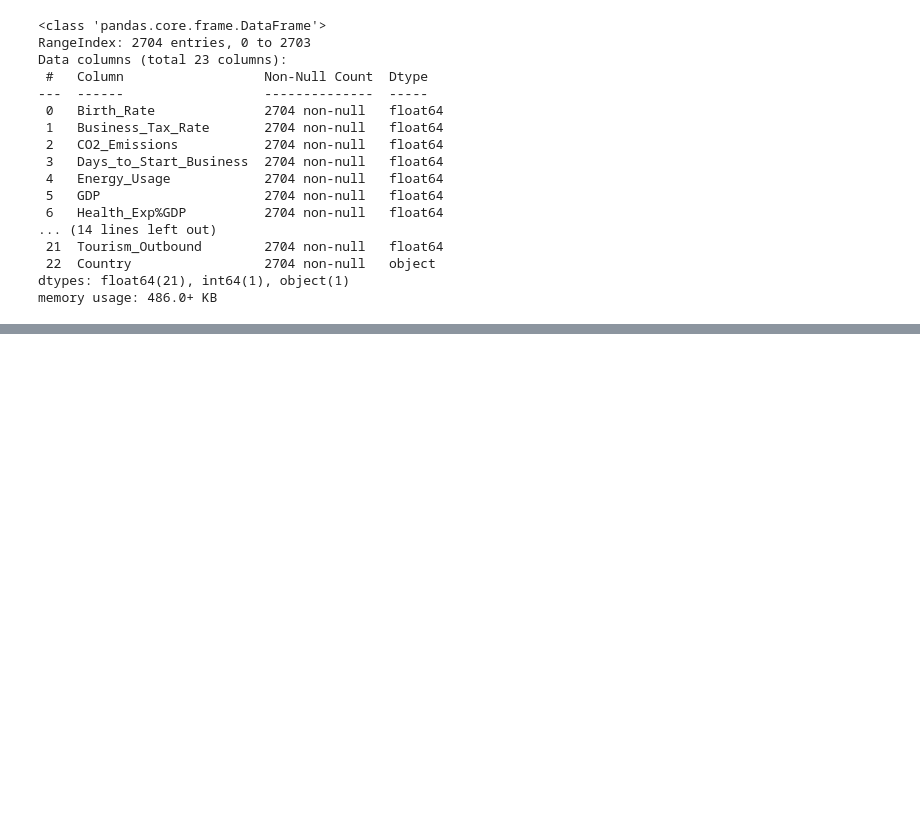
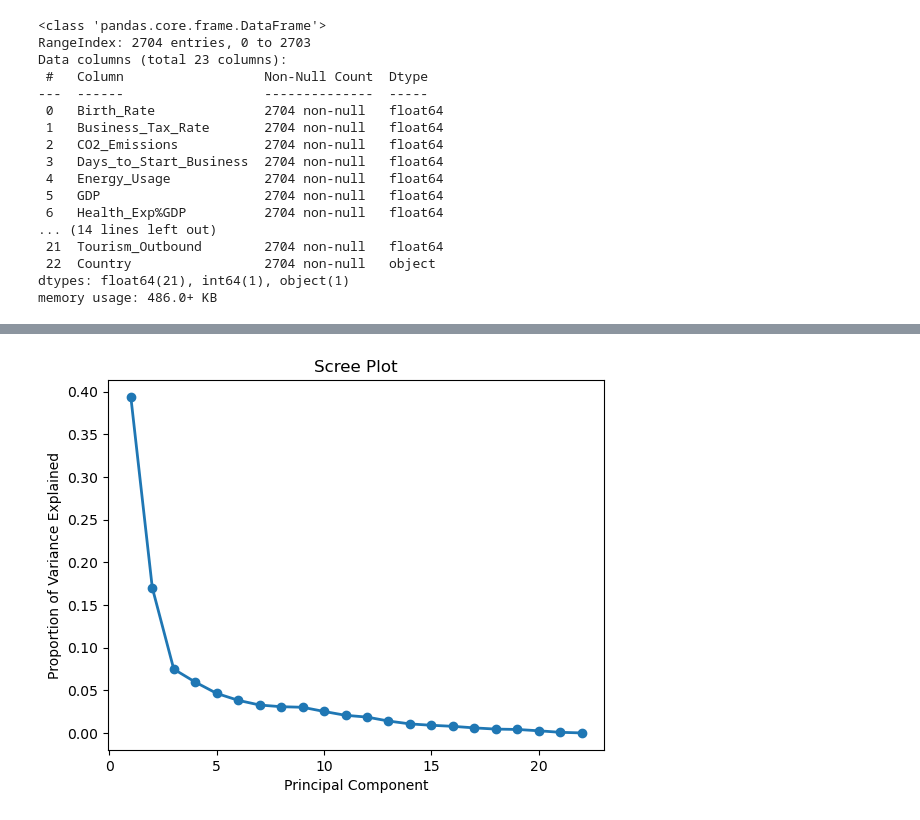
Before and after one commit to AravindhGoud/Cluster-Analysis-Business-Objective-Creating-clusters-on-global-development-measurement-dataset-Dat, a Jupyter notebook: Creating clusters on global development measurement dataset.ipynb, the cells around one changed output, grey strips where cells are left out. Saved outputs shown, nothing was run; the diff lists cells and outputs as text; code cells hidden in the pictures; blank space fills up the shorter version.

```diff
--- a/Creating clusters on global development measurement dataset.ipynb
+++ b/Creating clusters on global development measurement dataset.ipynb
@@ -777,0 +815,2 @@ memory usage: 486.0+ KB
+# %%
+df1=df.iloc[:,:-1]
@@ -777,0 +833,2 @@ memory usage: 486.0+ KB
+# %%
+df1=df1.values
@@ -777,0 +854,2 @@ memory usage: 486.0+ KB
+# %%
+df1_normal=scale(df1)
@@ -777,0 +874,3 @@ memory usage: 486.0+ KB
+# %%
+pca=PCA()
+pca_values=pca.fit_transform(df1_normal)
@@ -777,0 +893,11 @@ memory usage: 486.0+ KB
+# %%
+explained_variance_ratio = pca.explained_variance_ratio_
+
+# Plot the scree plot
+plt.plot(np.arange(1, len(explained_variance_ratio)+1), explained_variance_ratio, 'o-', linewidth=2)
+plt.xlabel('Principal Component')
+plt.ylabel('Proportion of Variance Explained')
+plt.title('Scree Plot')
+plt.show()
+# %% [output]
+[figure, added]
```
Also changed, not shown: parts of 42 cells of this notebook.
